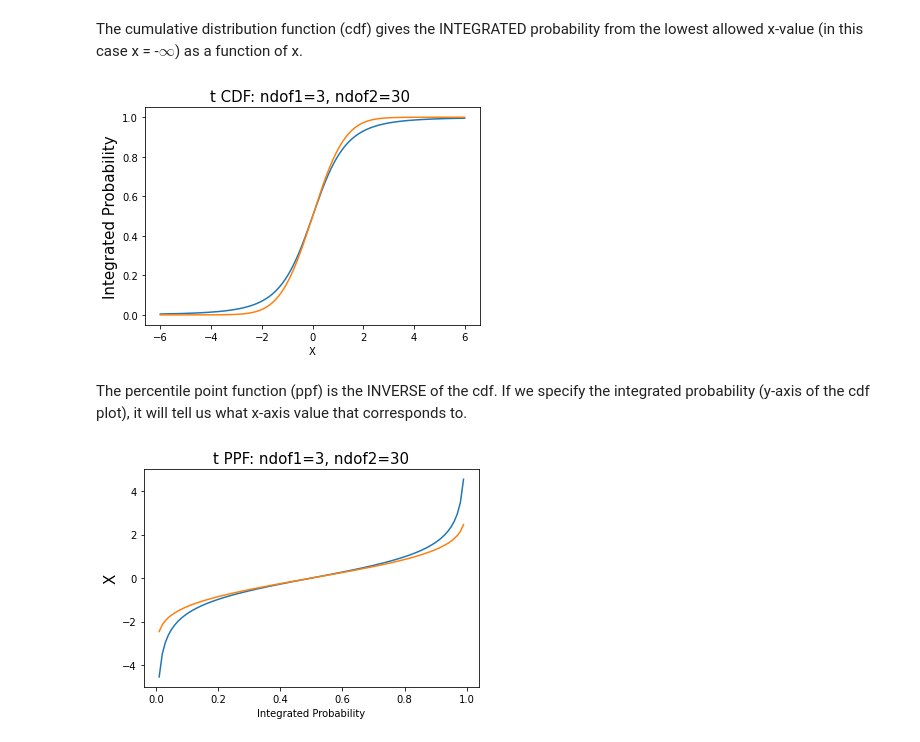
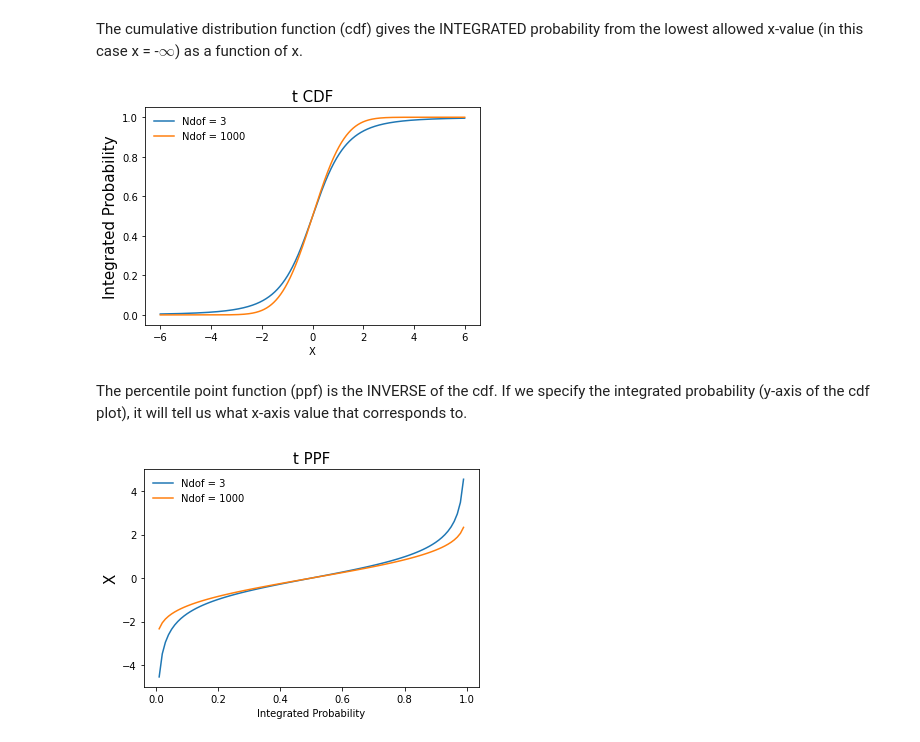
Before and after one commit to wdreames/phys341, a Jupyter notebook: JupyterNotebooks/t_distribution.ipynb, the cells around one changed output. Saved outputs shown, nothing was run; the diff lists cells and outputs as text; code cells hidden in the pictures.

```diff
--- a/JupyterNotebooks/t_distribution.ipynb
+++ b/JupyterNotebooks/t_distribution.ipynb
@@ -12,7 +12,7 @@ import scipy.stats as stats
 import matplotlib.pyplot as plt
 
 ndof1 = 3
-ndof2 = 30
+ndof2 = 1000
 
 x = np.arange(-6.0,6.0,0.01)
 # %% [markdown]
@@ -34,15 +35,16 @@ The cumulative distribution function (cdf) gives the INTEGRATED probability from
 # %%
 t_cdf1 = stats.t.cdf(x,ndof1)
 t_cdf2 = stats.t.cdf(x,ndof2)
 
-plt.plot(x,t_cdf1)
-plt.plot(x,t_cdf2)
-plt.title('t CDF: ndof1=%.0f, ndof2=%.0f ' % (ndof1,ndof2), fontsize=15)
+plt.plot(x,t_cdf1,label='Ndof = %.0f' % ndof1)
+plt.plot(x,t_cdf2,label='Ndof = %.0f' % ndof2)
+plt.title('t CDF', fontsize=15)
 plt.xlabel('X')
 plt.ylabel('Integrated Probability',fontsize=15)
+plt.legend(loc='best', frameon=False)
 plt.show()
 # %% [output]
-[figure, old version]
+[figure, new version]
 # %% [markdown]
 The percentile point function (ppf) is the INVERSE of the cdf. If we specify the integrated probability (y-axis of the cdf plot), it will tell us what x-axis value that corresponds to.
 # %%
@@ -51,11 +53,12 @@ alpha = np.arange(0.0,1.0,0.01)
 t_ppf1 = stats.t.ppf(alpha,ndof1)
 t_ppf2 = stats.t.ppf(alpha,ndof2)
 
-plt.plot(alpha,t_ppf1)
-plt.plot(alpha,t_ppf2)
-plt.title('t PPF: ndof1=%.0f, ndof2=%.0f' % (ndof1,ndof2), fontsize=15)
+plt.plot(alpha,t_ppf1,label='Ndof = %.0f' % ndof1)
+plt.plot(alpha,t_ppf2,label='Ndof = %.0f' % ndof2)
+plt.title('t PPF', fontsize=15)
 plt.xlabel('Integrated Probability')
 plt.ylabel('X',fontsize=15)
+plt.legend(loc='best', frameon=False)
 plt.show()
 # %% [output]
-[figure, old version]
+[figure, new version]
```
Also changed, not shown: parts of 1 cell of this notebook.
